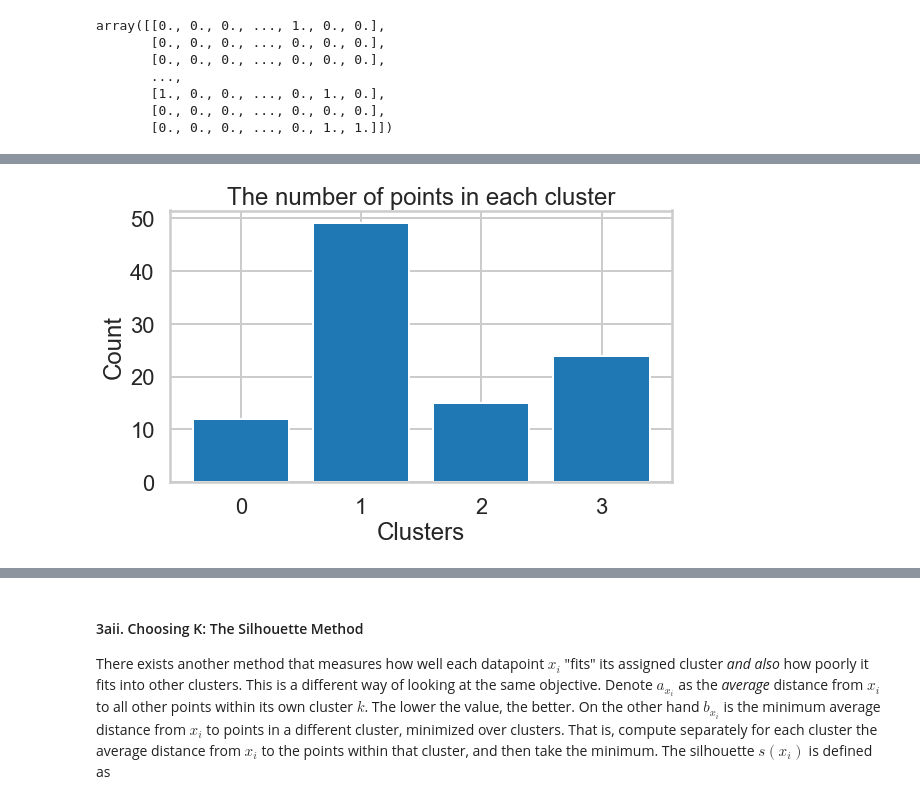
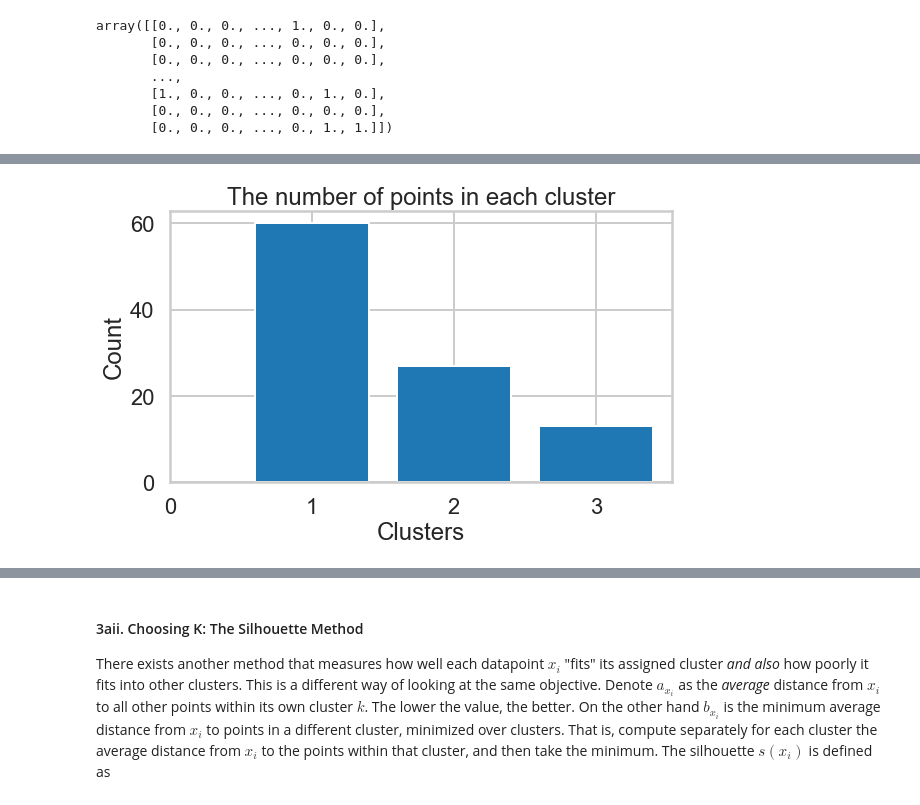
Before and after one commit to nahsradus/SpringBoard, a Jupyter notebook: 15.6.3_Clustering_Case_Study/Clustering Case Study - Customer Segmentation with K-Means - Tier 3.ipynb, the cells around one changed output, grey strips where cells are left out. Saved outputs shown, nothing was run; the diff lists cells and outputs as text; code cells hidden in the pictures.

```diff
--- a/15.6.3_Clustering_Case_Study/Clustering Case Study - Customer Segmentation with K-Means - Tier 3.ipynb
+++ b/15.6.3_Clustering_Case_Study/Clustering Case Study - Customer Segmentation with K-Means - Tier 3.ipynb
@@ -178,15 +184,15 @@ plt.show()
 # %%
 # Make a bar chart showing the number of points in each cluster for k-means under the best  𝐾
-model = KMeans(n_clusters=4)
+model = KMeans(n_clusters=3)
 df_pivoted['cluster'] = model.fit_predict(x_cols)
 label_count = df_pivoted['cluster'].value_counts().sort_index()
 
 plt.figure(figsize=(9, 5))
-plt.bar(label_count.index, label_count.values)
+plt.bar(label_count.index+1, label_count.values)
 plt.xlabel('Clusters')
 plt.ylabel('Count')
 plt.title('The number of points in each cluster')
 plt.xticks(range(0, 4))
 plt.show()
 # %% [output]
-[figure, old version]
+[figure, new version]
```
Also changed, not shown: parts of 25 cells of this notebook.
